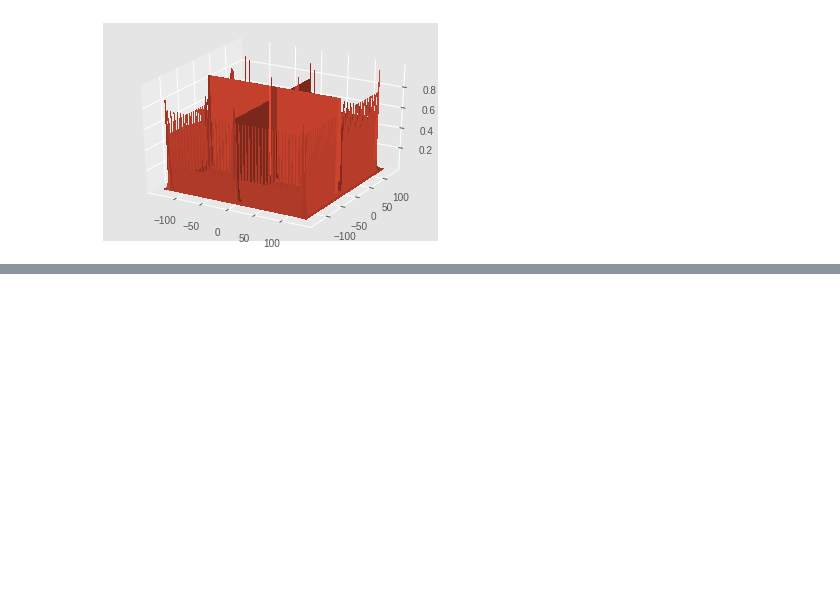
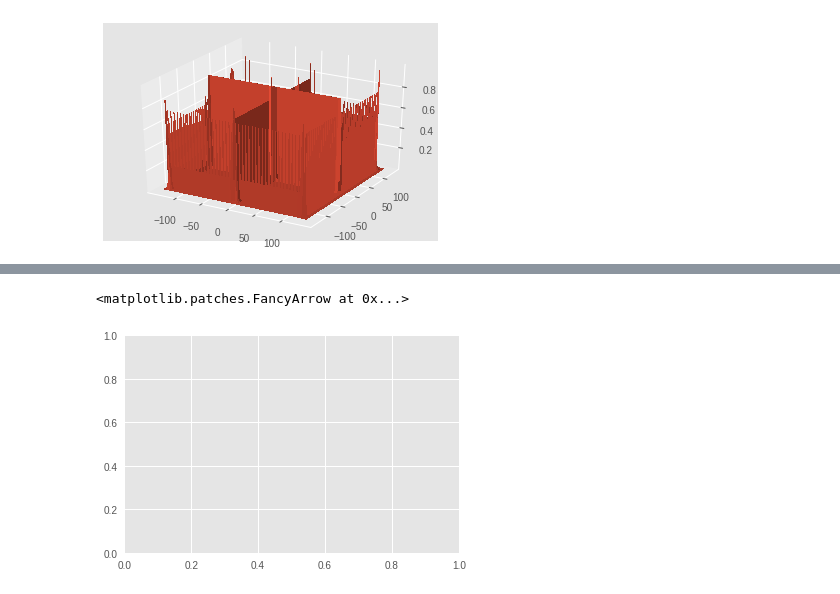
Before and after one commit to rancheng/AirSimProjects, a Jupyter notebook: visualization.ipynb, the cells around one changed output, grey strips where cells are left out. Cells and saved outputs as stored; diff of their text form; code cells hidden in the pictures; blank space fills up the shorter version.

```diff
--- a/visualization.ipynb
+++ b/visualization.ipynb
@@ -133,0 +213,7 @@ def __get_next_starting_point(self):
+# %%
+figure = plt.figure()
+ax = plt.axes()
+ax.arrow(32, 11,np.cos(theta), np.sin(theta), width=0.01, head_width=0.05, head_length=0.1, fc='k', ec='k')
+# %% [output]
+<matplotlib.patches.FancyArrow at 0x...>
+[figure, added]
```
Also changed, not shown: parts of 17 cells of this notebook, 2 other files.
